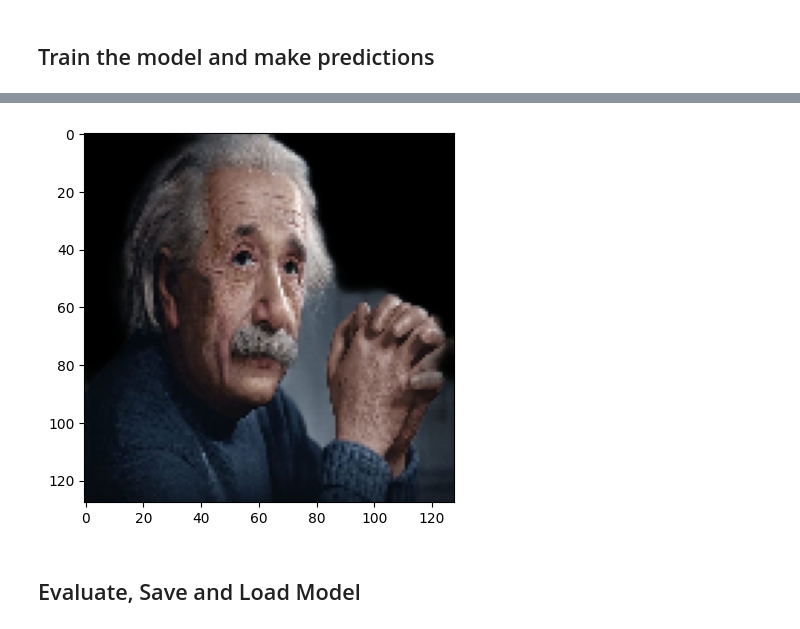
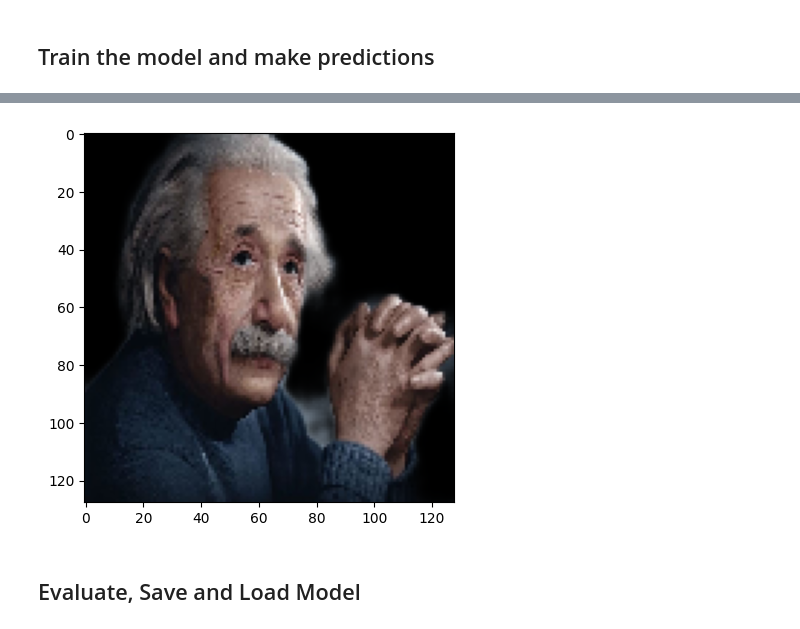
Before and after one commit to karanjindaldev/binary-segmentation-unet, a Jupyter notebook: unet_portrait_segmentation.ipynb, the cells around one changed output, grey strips where cells are left out. Cells and saved outputs as stored; diff of their text form; code cells hidden in the pictures.

Commit message:
Model version 2 - Improved model performance

```diff
--- a/unet_portrait_segmentation.ipynb
+++ b/unet_portrait_segmentation.ipynb
@@ -73,37 +86,4 @@ X_train.shape, y_train.shape, np.unique(y_train[0])
 # %% [markdown]
 ## Defining Model architecture and Compiling the model
 # %%
-def encoder_block(input_, filters):
-    out1 = tf.keras.layers.Conv2D(filters=filters, kernel_size=(3, 3), padding='same', activation='relu')(input_)
-    out2 = tf.keras.layers.Conv2D(filters=filters, kernel_size=(3, 3), padding='same', activation='relu')(out1)
-    output = tf.keras.layers.MaxPool2D(strides=(2, 2))(out2)
-    return out2, output
-
-def decoder_block(input_, skip, filters):
-    out1 = tf.keras.layers.Conv2DTranspose(filters=filters, kernel_size=(2, 2), strides=(2, 2), padding='same', activation='relu')(input_)
-    out2 = tf.keras.layers.concatenate([skip, out1], axis=-1)
-    out3 = tf.keras.layers.Conv2D(filters=filters, kernel_size=(3, 3), activation='relu', padding='same')(out2)
-    output = tf.keras.layers.Conv2D(filters=filters, kernel_size=(3, 3), activation='relu', padding='same')(out3)
-    return output
-
-input_ = tf.keras.Input(shape=(X_train.shape[1:]))
-rescaled_input = tf.keras.layers.Rescaling(scale=1/255.)(input_)
-
-skip1, enc1 = encoder_block(rescaled_input, 8)
-skip2, enc2 = encoder_block(enc1, 16)
-skip3, enc3 = encoder_block(enc2, 32)
-skip4, enc4 = encoder_block(enc3, 64)
-
-enc_pen_ultimate = tf.keras.layers.Conv2D(filters=1024, kernel_size=(3, 3), padding='same', activation='relu')(enc4)
-enc_ultimate = tf.keras.layers.Conv2D(filters=1024, kernel_size=(3, 3), padding='same', activation='relu')(enc_pen_ultimate)
-
-dec1 = decoder_block(enc_ultimate, skip4, 64)
-dec2 = decoder_block(dec1, skip3, 32)
-dec3 = decoder_block(dec2, skip2, 16)
-dec4 = decoder_block(dec3, skip1, 8)
-
-final_output = tf.keras.layers.Conv2D(filters=1, kernel_size=(1, 1), activation='sigmoid')(dec4)
-
-model = tf.keras.Model(inputs=[input_], outputs=[final_output])
-
-model.compile(loss=tf.keras.losses.binary_crossentropy, optimizer=tf.keras.optimizers.Adam(), metrics=['accuracy'])
+model = unet(input_shape=X_train.shape[1:], is_inside_notebook=True, filters=16)
@@ -119,4 +99,9 @@ plt.show()
+# %%
+class EarlyStoppingCallback(tf.keras.callbacks.Callback):
+    def on_epoch_end(self, epoch, logs):
+        if logs['accuracy'] > 0.99 and logs['val_accuracy'] > 0.99:
+            self.model.stop_training = True
 # %% [markdown]
 ## Train the model and make predictions
 # %%
-history = model.fit(X_train, y_train_scaled, epochs=9, validation_split=0.1)
+history = model.fit(X_train, y_train_scaled, epochs=10, validation_split=0.1, callbacks=[EarlyStoppingCallback()])
@@ -130,6 +138,6 @@ pred = model.predict(test_image)[0]
 # Optional : Create a mask by thresholding
 mask = (pred > 0.5).astype(int)
 # %%
-plt.imshow(img/255. * loaded_model.predict(test_image)[0])
+plt.imshow(img/255. * model.predict(test_image)[0])
 plt.show()
 # %% [output]
@@ -137,4 +145,4 @@ plt.show()
-[figure, old version]
+[figure, new version]
 # %% [markdown]
 ## Evaluate, Save and Load Model
 # %%
```
Also changed, not shown: parts of 13 cells of this notebook, 3 other files.
